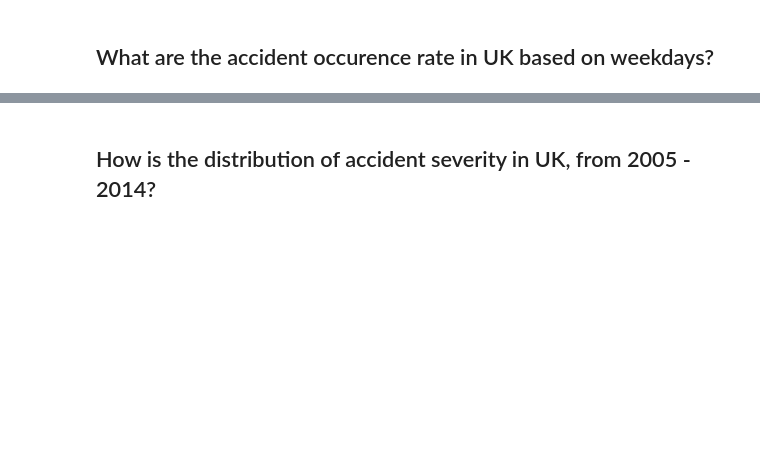
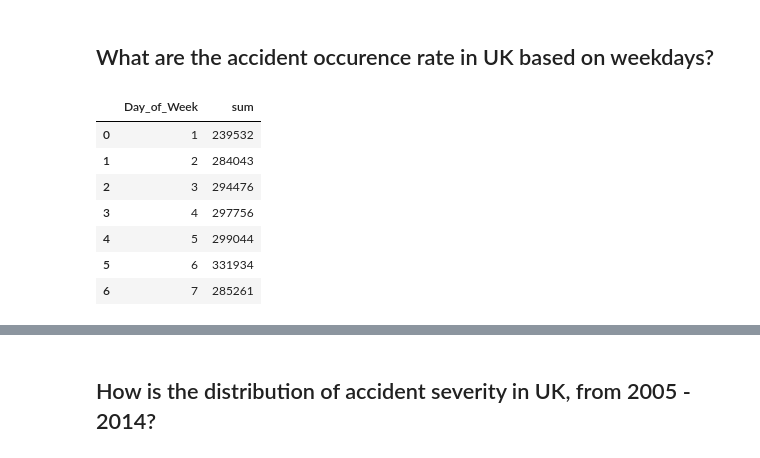
Before and after one commit to muski21/UK-Accidents-Analysis, a Jupyter notebook: UK_accidents_visualization.ipynb, the cells around one changed output, grey strips where cells are left out. Saved outputs shown, nothing was run; the diff lists cells and outputs as text; code cells hidden in the pictures; blank space fills up the shorter version.

```diff
--- a/UK_accidents_visualization.ipynb
+++ b/UK_accidents_visualization.ipynb
@@ -11,2 +86,15 @@
 # %% [markdown]
 ## What are the accident occurence rate in UK based on weekdays?
+# %%
+week_df=get_accidents(df_uk,'Day_of_Week')
+# %%
+week_df
+# %% [output]
+|  | Day_of_Week | sum |
+| 0 | 1 | 239532 |
+| 1 | 2 | 284043 |
+| 2 | 3 | 294476 |
+| 3 | 4 | 297756 |
+| 4 | 5 | 299044 |
+| 5 | 6 | 331934 |
+| 6 | 7 | 285261 |
```
Also changed, not shown: parts of 25 cells of this notebook.
